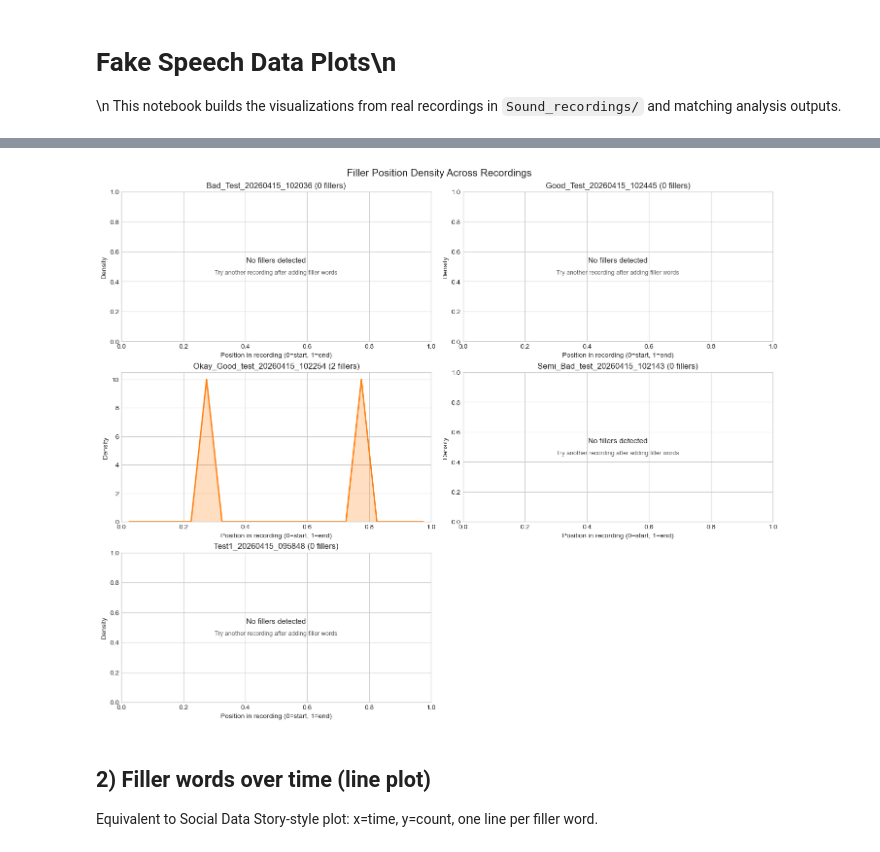
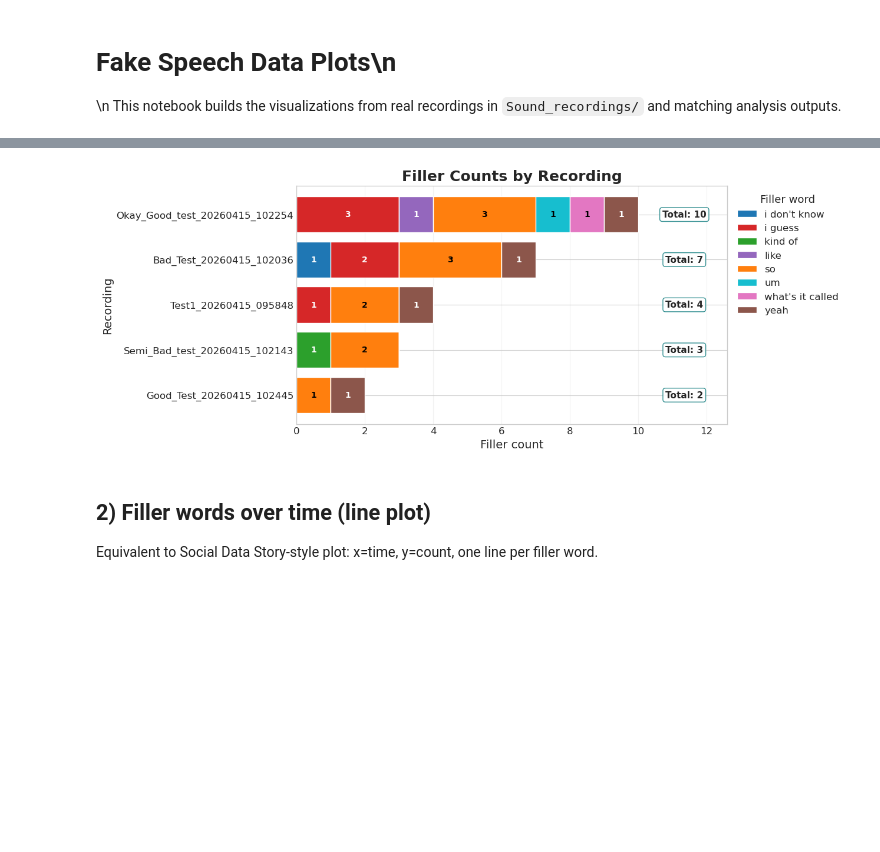
Before and after one commit to CRisager/PersonalData, a Jupyter notebook: Speech_plots.ipynb, the cells around one changed output, grey strips where cells are left out. Drawn from its saved outputs; the diff is of its cells as text; code cells hidden in the pictures; blank space fills up the shorter version.

Commit message:
Update plots

```diff
--- a/Speech_plots.ipynb
+++ b/Speech_plots.ipynb
@@ -260,42 +286,67 @@ This shows whether fillers cluster near the start or are spread across each reco
 # %%
-n = len(recordings)
-cols = 1 if n == 1 else 2
-rows = int(np.ceil(n / cols))
-fig, axes = plt.subplots(rows, cols, figsize=(7 * cols, 3.8 * rows), constrained_layout=True)
-axes = np.atleast_1d(axes).reshape(-1)
+recording_totals = [sum(rec.get('filler_word_counts', {}).values()) for rec in recordings]
+recording_order = sorted(range(len(recordings)), key=lambda i: recording_totals[i], reverse=True)
+ordered_recordings = [recordings[i] for i in recording_order]
+ordered_ids = [rec['recording_id'] for rec in ordered_recordings]
+ordered_totals = [sum(rec.get('filler_word_counts', {}).values()) for rec in ordered_recordings]
+y_positions = np.arange(len(ordered_recordings))
 
-for idx, rec in enumerate(recordings):
-    ax = axes[idx]
-    positions = [e['position_ratio'] for e in rec.get('filler_events', [])]
+fig, ax = plt.subplots(figsize=(12.4, max(4.2, 0.65 * len(ordered_recordings) + 1.6)), constrained_layout=True)
 
-    if len(positions) > 1:
-        bins = np.linspace(0, 1, 21)
-        hist, edges = np.histogram(positions, bins=bins, density=True)
-        centers = (edges[:-1] + edges[1:]) / 2
-        ax.fill_between(centers, hist, alpha=0.25, color='tab:orange')
-        ax.plot(centers, hist, linewidth=2, color='tab:orange')
-    elif len(positions) == 1:
-        ax.axvline(positions[0], color='tab:orange', linewidth=2)
-        ax.scatter([positions[0]], [0.02], color='tab:orange', s=45, zorder=3)
-    else:
-        ax.text(0.5, 0.54, 'No fillers detected', ha='center', va='center', transform=ax.transAxes, fontsize=11)
-        ax.text(0.5, 0.46, 'Try another recording after adding filler words', ha='center', va='center', transform=ax.transAxes, fontsize=9, alpha=0.75)
+left = np.zeros(len(ordered_recordings), dtype=float)
 
-    ax.set_title(f"{rec['recording_id']} ({len(positions)} fillers)")
-    ax.set_xlim(0, 1)
-    ax.set_xlabel('Position in recording (0=start, 1=end)')
-    ax.set_ylabel('Density')
-    ax.set_ylim(bottom=0)
+# High-contrast categorical palette for maximum separation between filler words.
+distinct_colors = [
+    '#1f77b4', '#d62728', '#2ca02c', '#9467bd', '#ff7f0e',
+    '#17becf', '#e377c2', '#8c564b', '#bcbd22', '#7f7f7f',
+]
+colors = [distinct_colors[i % len(distinct_colors)] for i in range(max(1, len(filler_words)))]
 
-for j in range(n, len(axes)):
-    axes[j].axis('off')
+for idx, word in enumerate(filler_words):
+    values = np.array([rec.get('filler_word_counts', {}).get(word, 0) for rec in ordered_recordings], dtype=float)
+    bars = ax.barh(y_positions, values, left=left, color=colors[idx], label=word, edgecolor='white', linewidth=1.0)
 
-if n > 1:
-    fig.suptitle('Filler Position Density Across Recordings', fontsize=15)
+    # Add per-filler counts centered in each non-zero segment.
+    r, g, b = to_rgb(colors[idx])
+    luminance = 0.2126 * r + 0.7152 * g + 0.0722 * b
+    text_color = 'white' if luminance < 0.5 else 'black'
+    for bar, value in zip(bars, values):
+        if value > 0:
+            x = bar.get_x() + bar.get_width() / 2.0
+            y = bar.get_y() + bar.get_height() / 2.0
+            ax.text(x, y, f'{int(value)}', ha='center', va='center', fontsize=10, color=text_color, fontweight='bold')
+
+    left += values
+
+max_total = max(ordered_totals) if ordered_totals else 0
+right_pad = max(1.2, 0.26 * max_total) if max_total > 0 else 1.2
+ax.set_xlim(0, max_total + right_pad)
+
+# Add total counts in a dedicated right-side lane inside the plot area.
+for y_pos, total in zip(y_positions, ordered_totals):
+    ax.text(
+        max_total + 0.52 * right_pad,
+        y_pos,
+        f'Total: {int(total)}',
+        ha='center',
+        va='center',
+        fontsize=11,
+        fontweight='bold',
+        bbox={'boxstyle': 'round,pad=0.28', 'facecolor': 'white', 'edgecolor': DEEP_TEAL, 'alpha': 0.9},
+    )
+
+ax.set_yticks(y_positions)
+ax.set_yticklabels(ordered_ids)
+ax.set_xlabel('Filler count')
+ax.set_ylabel('Recording')
+ax.set_title('Filler Counts by Recording')
+ax.invert_yaxis()
+ax.legend(title='Filler word', loc='upper right', bbox_to_anchor=(1.28, 1.0), frameon=False)
+ax.grid(axis='x', alpha=0.25)
 
 plt.show()
 # %% [output]
-[figure, old version]
+[figure, new version]
 # %% [markdown]
 ## 2) Filler words over time (line plot)
 
```
Also changed, not shown: parts of 11 cells of this notebook.
